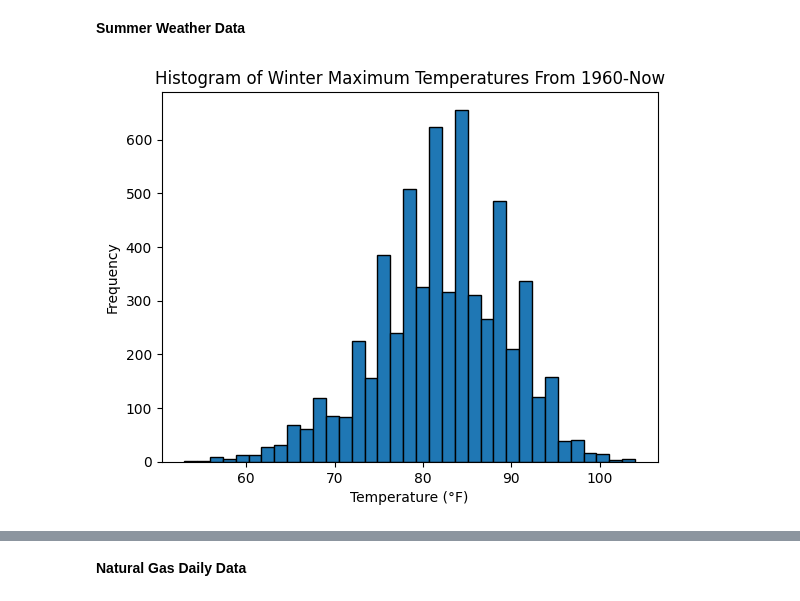
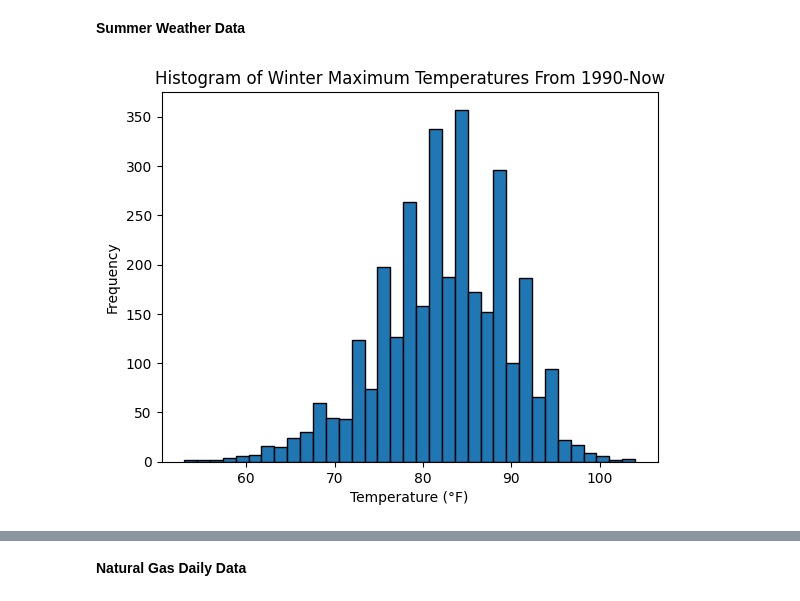
Before and after one commit to MeganVW06/DS-4002-Project-2, a Jupyter notebook: DMP_Analysis.ipynb, the cells around one changed output, grey strips where cells are left out. Drawn from its saved outputs; the diff is of its cells as text; code cells hidden in the pictures.

```diff
--- a/DMP_Analysis.ipynb
+++ b/DMP_Analysis.ipynb
@@ -108,13 +115,13 @@ NOTE: Need to do the same with data going back to 1993
 def filter_summer_months(data: pd.DataFrame, date_column: str) -> pd.DataFrame:
     """
     Filters the dataset to include only records from June July and August
-    starting from 1960 until the current year.
+    starting from 1990 until the current year.
 
     :param data: DataFrame containing the data.
     :param date_column: The name of the column containing date values (assumed to be datetime type).
     :return: Filtered DataFrame with only June July and August data.
     """
-    return data[(data[date_column].dt.year >= 1960) & (data[date_column].dt.month.isin([6, 7, 8]))]
+    return data[(data[date_column].dt.year >= 1990) & (data[date_column].dt.month.isin([6, 7, 8]))]
 # %%
 summermonths = filter_summer_months(noaa_all, "DATE")
 summermonths = summermonths[['DATE', 'TMAX', 'TMIN','SNOW', 'PRCP']]
@@ -122,10 +129,10 @@ summermonths = summermonths.dropna()
 # %%
 import matplotlib.pyplot as plt
 plt.hist(summermonths['TMAX'], bins=35, edgecolor='black')
 plt.xlabel('Temperature (°F)')
 plt.ylabel('Frequency')
-plt.title('Histogram of Winter Maximum Temperatures From 1960-Now')
+plt.title('Histogram of Winter Maximum Temperatures From 1990-Now')
 plt.show()
 # %% [output]
-[figure, old version]
+[figure, new version]
 # %%
```
Also changed, not shown: parts of 25 cells of this notebook.
